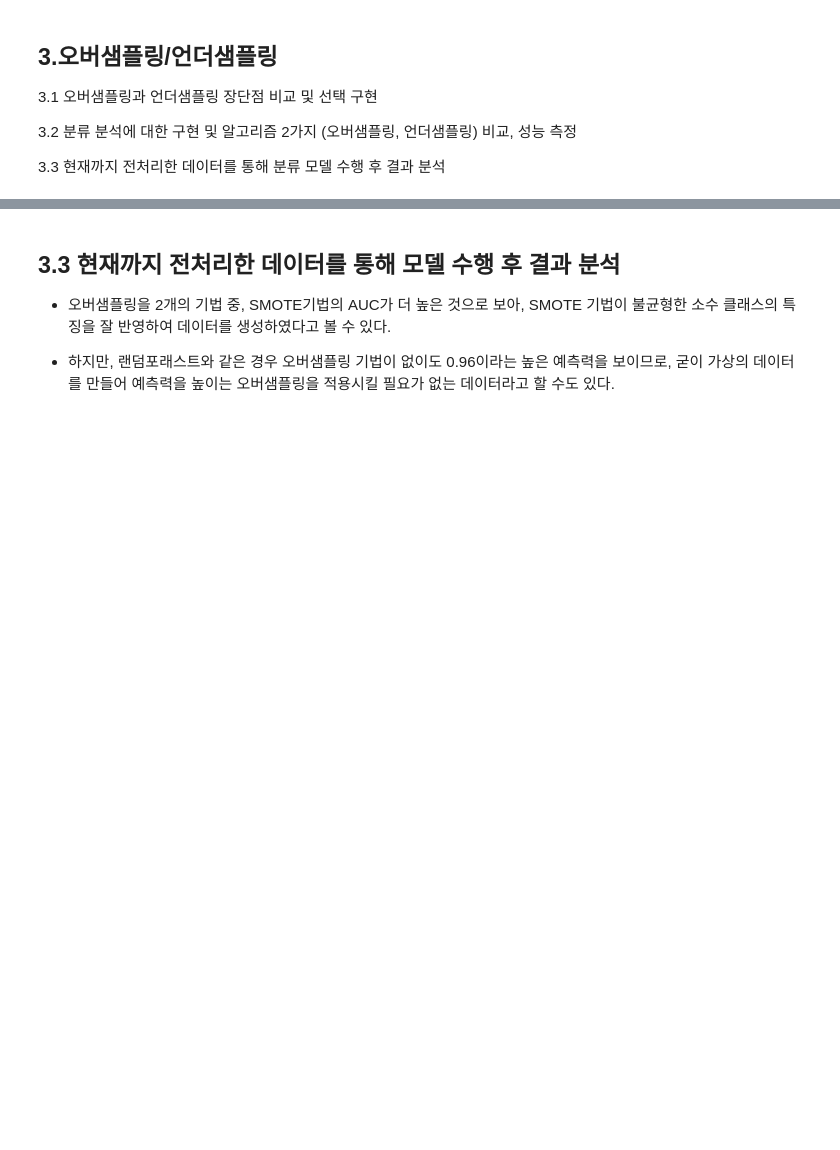
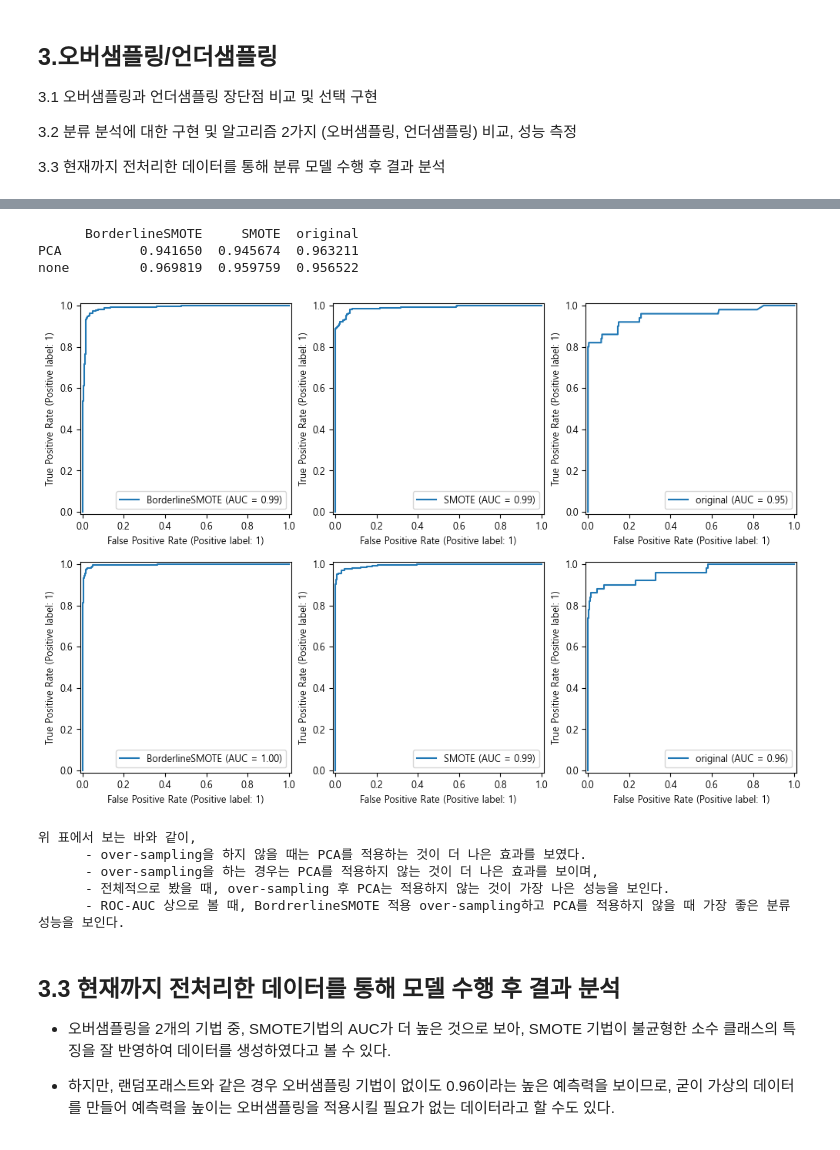
Before and after one commit to blueage98/adp_work, a Jupyter notebook: ADP-실기-DESSA/최신 기출동형 모의고사/5회_1~4번문제풀이_EDA_시대고시 - 연습.ipynb, the cells around one changed output, grey strips where cells are left out. Saved outputs shown, nothing was run; the diff lists cells and outputs as text; code cells hidden in the pictures; blank space fills up the shorter version.

```diff
--- a/ADP-실기-DESSA/최신 기출동형 모의고사/5회_1~4번문제풀이_EDA_시대고시 - 연습.ipynb
+++ b/ADP-실기-DESSA/최신 기출동형 모의고사/5회_1~4번문제풀이_EDA_시대고시 - 연습.ipynb
@@ -228,4 +233,0 @@ df["Scaled_Amount"] = scaler.transform(df[["Amount"]])
-# %%
-#차원을 축소할 데이터만 추출
-features = df.columns.drop(["Time","Class","Amount"])
-features
@@ -315,15 +241,0 @@ print("주성분 9개로 축소할 시 분산설명력 : ",pca.explained_varianc
-# %%
-## 원본 학습 시, 모델 : 컬럼이 많은 데이터셋에서도 적용가능한 랜덤포레스트 앙상블 모델 사용
-
-from sklearn.ensemble import RandomForestClassifier
-from sklearn.metrics import plot_roc_curve
-from sklearn.model_selection import train_test_split
-
-X = df[features]
-y = df["Class"]
-
-X_train, X_test, y_train, y_test = train_test_split(X, y, test_size=0.3, random_state=321)
-clf = RandomForestClassifier(random_state=321)
-clf.fit(X_train,y_train)
-
-plot_roc_curve(clf, X_test, y_test)
@@ -363,3 +320,55 @@ plot_roc_curve(clf_over, X_test, y_test)
+# %%
+best_dim = 6
+pca = PCA(n_components=best_dim, svd_solver='auto')
+
+bsmt = BorderlineSMOTE()
+Xb, yb = bsmt.fit_resample(features, target)
+
+smt = SMOTE()
+Xs, ys = smt.fit_resample(features, target)
+
+Xlist = [Xb, Xs, features]
+ylist = [yb, ys, target]
+namelist = ['BorderlineSMOTE', 'SMOTE', 'original']
+
+fig, ax= plt.subplots(2, 3, figsize=(12, 8))
+
+pcadf = pd.DataFrame()
+for i, (X, y, name) in enumerate(zip(Xlist, ylist, namelist)):
+    X_train, X_test, y_train, y_test = train_test_split(X, y, random_state=11, stratify=y)
+
+    model_pca = RandomForestClassifier(n_estimators=100, max_depth=5, min_samples_leaf=2, min_samples_split=2)
+    pipe = Pipeline(steps=[('pca',pca), ('model',model_pca)])
+    pipe.fit(X_train, y_train)
+    pcadf.loc['PCA', name] = pipe.score(X_test, y_test)
+    RocCurveDisplay.from_estimator(pipe, X_test, y_test, ax=ax[0][i], name=name)
+
+    model = RandomForestClassifier(n_estimators=100, max_depth=5, min_samples_leaf=2, min_samples_split=2)
+    model.fit(X_train, y_train)
+    pcadf.loc['none', name] = model.score(X_test, y_test)
+
+    RocCurveDisplay.from_estimator(model, X_test, y_test, ax=ax[1][i], name=name)
+
+print(pcadf)
+
+plt.show()
+
+print('''위 표에서 보는 바와 같이,
+      - over-sampling을 하지 않을 때는 PCA를 적용하는 것이 더 나은 효과를 보였다.
+      - over-sampling을 하는 경우는 PCA를 적용하지 않는 것이 더 나은 효과를 보이며,
+      - 전체적으로 봤을 때, over-sampling 후 PCA는 적용하지 않는 것이 가장 나은 성능을 보인다.
+      - ROC-AUC 상으로 볼 때, BordrerlineSMOTE 적용 over-sampling하고 PCA를 적용하지 않을 때 가장 좋은 분류 성능을 보인다.
+''')
+# %% [output]
+      BorderlineSMOTE     SMOTE  original
+PCA          0.941650  0.945674  0.963211
+none         0.969819  0.959759  0.956522
+[figure, added]
+위 표에서 보는 바와 같이,
+      - over-sampling을 하지 않을 때는 PCA를 적용하는 것이 더 나은 효과를 보였다.
+      - over-sampling을 하는 경우는 PCA를 적용하지 않는 것이 더 나은 효과를 보이며,
+      - 전체적으로 봤을 때, over-sampling 후 PCA는 적용하지 않는 것이 가장 나은 성능을 보인다.
+      - ROC-AUC 상으로 볼 때, BordrerlineSMOTE 적용 over-sampling하고 PCA를 적용하지 않을 때 가장 좋은 분류 성능을 보인다.
 # %% [markdown]
 ## 3.3 현재까지 전처리한 데이터를 통해 모델 수행 후 결과 분석
 
```
Also changed, not shown: parts of 23 cells of this notebook.
